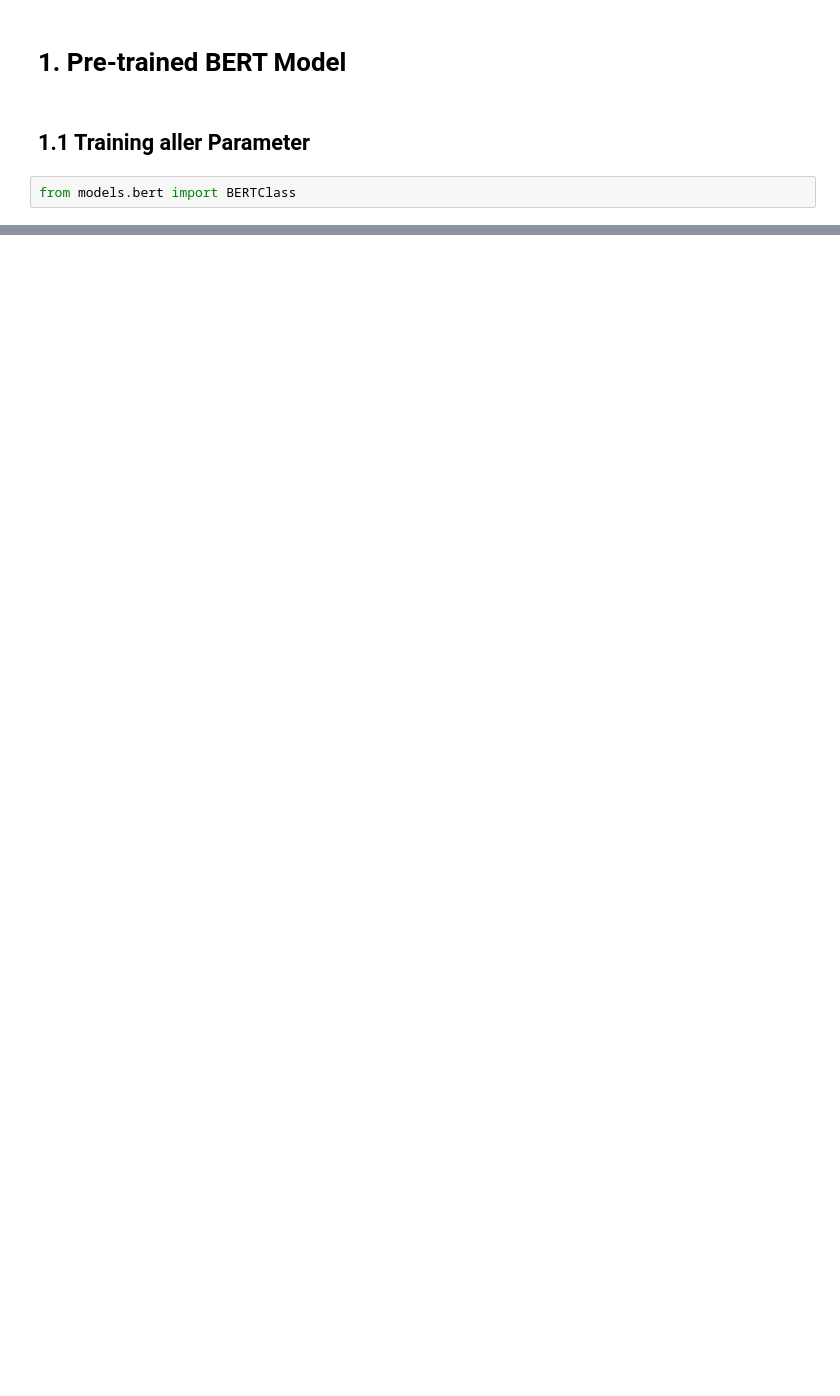
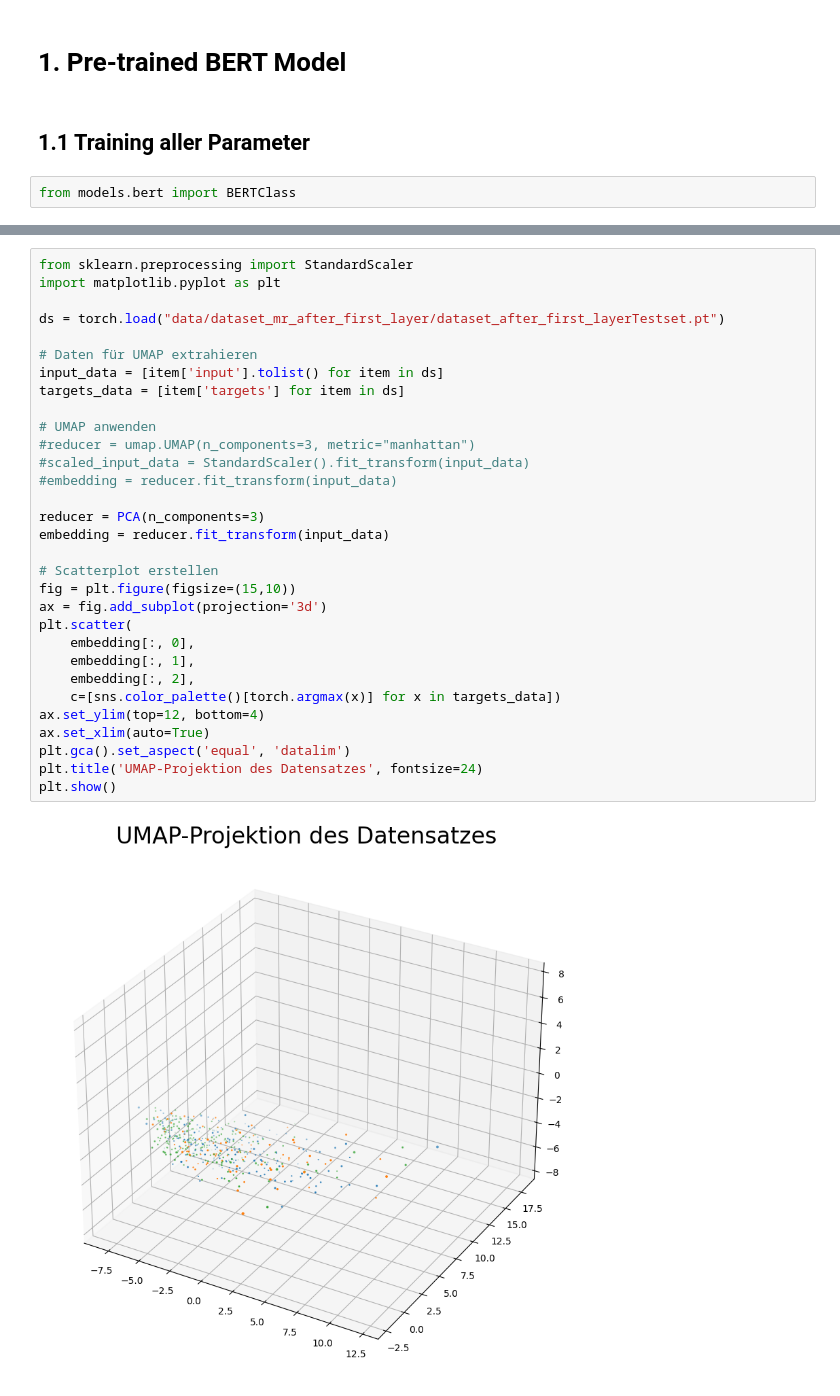
Before and after one commit to nklsKrmnn/LSC_Sentiment_Analysis, a Jupyter notebook: notebooks/summary_BERT.ipynb, the cells around one changed output, grey strips where cells are left out. Drawn from its saved outputs; the diff is of its cells as text; blank space fills up the shorter version.

Commit message:
Training ohne BERT Layer

```diff
--- a/notebooks/summary_BERT.ipynb
+++ b/notebooks/summary_BERT.ipynb
@@ -108,0 +205,33 @@ Number of parameters: 109484547
+# %%
+from sklearn.preprocessing import StandardScaler
+import matplotlib.pyplot as plt
+
+ds = torch.load("data/dataset_mr_after_first_layer/dataset_after_first_layerTestset.pt")
+
+# Daten für UMAP extrahieren
+input_data = [item['input'].tolist() for item in ds]
+targets_data = [item['targets'] for item in ds]
+
+# UMAP anwenden
+#reducer = umap.UMAP(n_components=3, metric="manhattan")
+#scaled_input_data = StandardScaler().fit_transform(input_data)
+#embedding = reducer.fit_transform(input_data)
+
+reducer = PCA(n_components=3)
+embedding = reducer.fit_transform(input_data)
+
+# Scatterplot erstellen
+fig = plt.figure(figsize=(15,10))
+ax = fig.add_subplot(projection='3d')
+plt.scatter(
+    embedding[:, 0],
+    embedding[:, 1],
+    embedding[:, 2],
+    c=[sns.color_palette()[torch.argmax(x)] for x in targets_data])
+ax.set_ylim(top=12, bottom=4)
+ax.set_xlim(auto=True)
+plt.gca().set_aspect('equal', 'datalim')
+plt.title('UMAP-Projektion des Datensatzes', fontsize=24)
+plt.show()
+# %% [output]
+[figure, added]
```
Also changed, not shown: parts of 9 cells of this notebook, 20 other files.
